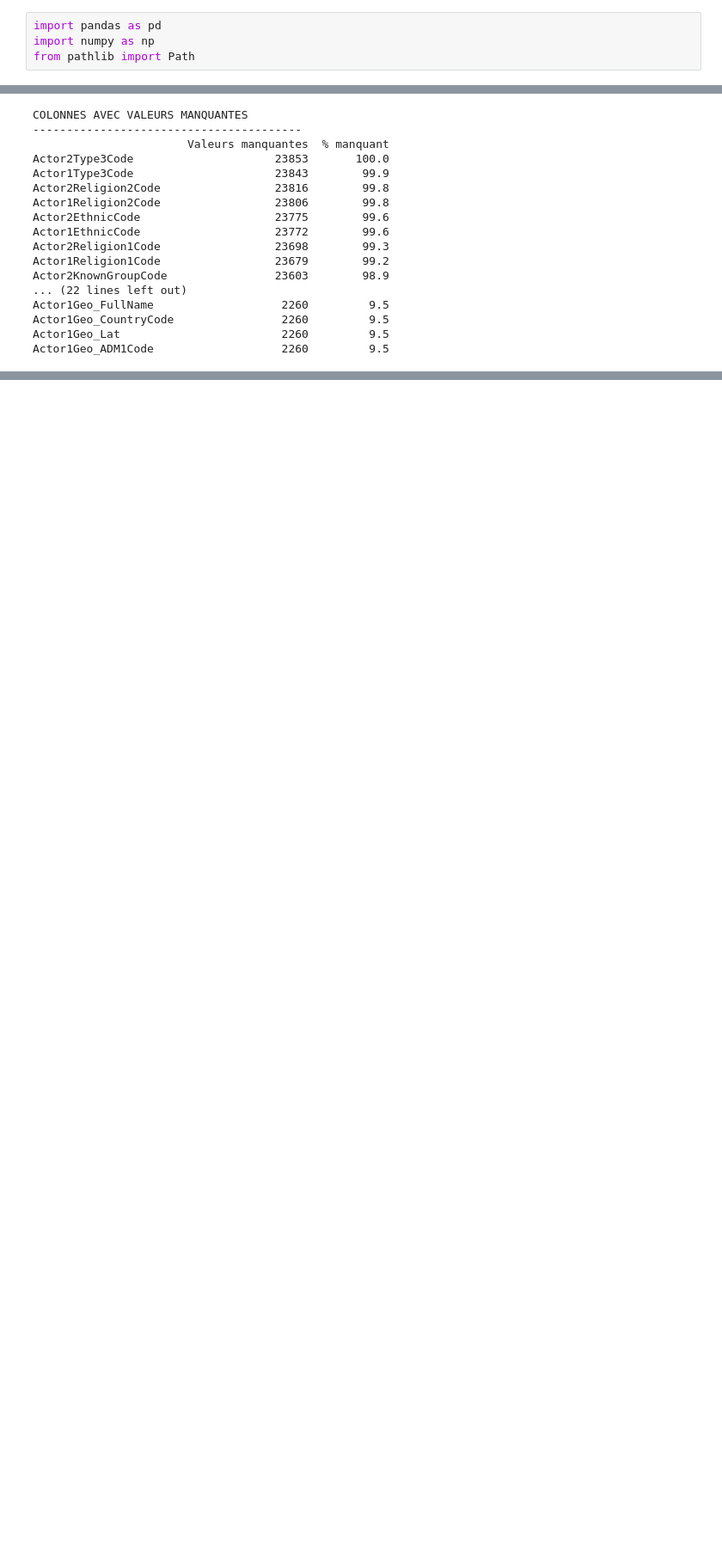
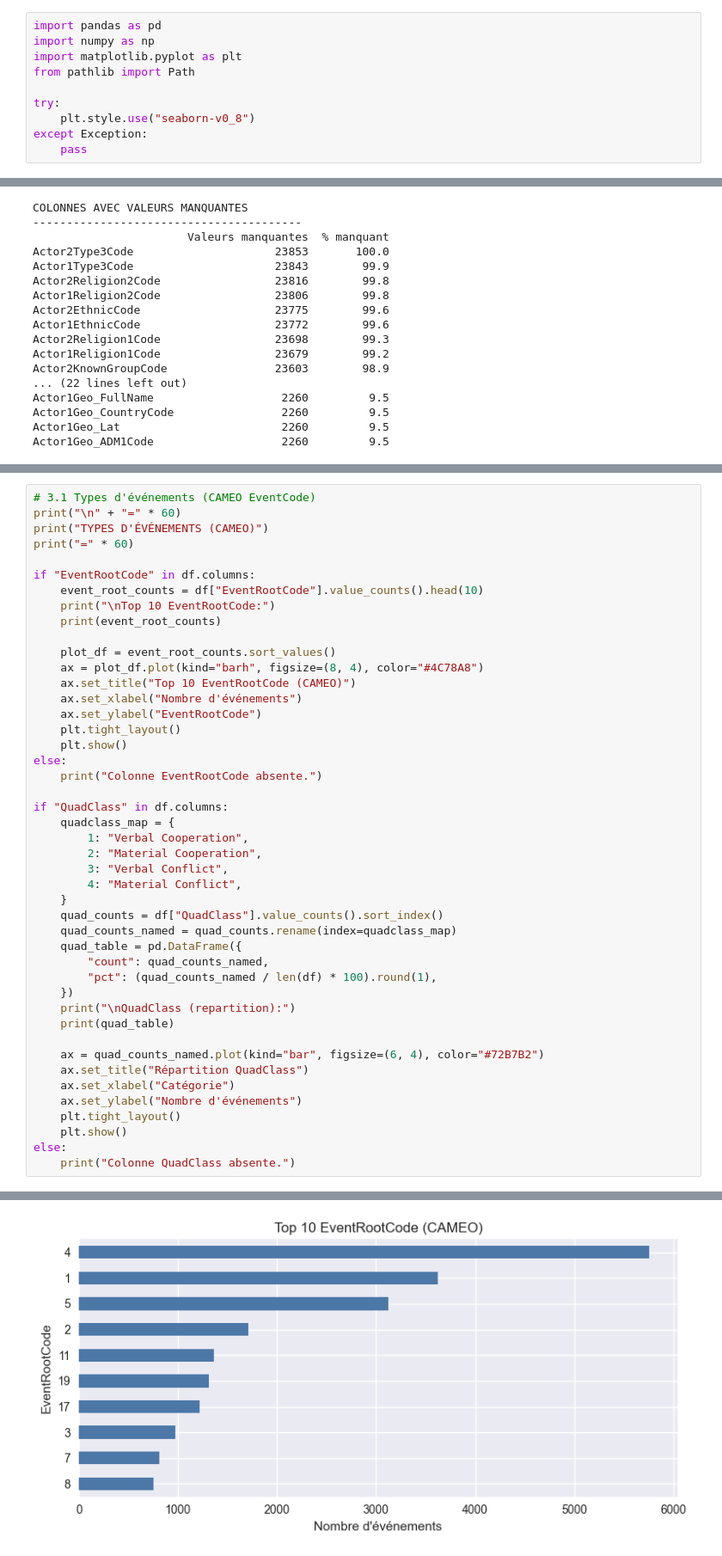
Before and after one commit to Equipe-003/Hackathon_iSHEEROXDatacamp, a Jupyter notebook: notebooks/data_exploration.ipynb, the cells around one changed output, grey strips where cells are left out. Shown at 86% size. Saved outputs shown, nothing was run; the diff lists cells and outputs as text; blank space fills up the shorter version.

Commit message:
Ajout du dictionnaire des colonnes GDELT et enrichissement des visualisations EDA

```diff
--- a/notebooks/data_exploration.ipynb
+++ b/notebooks/data_exploration.ipynb
@@ -7,7 +7,13 @@ L'EDA a pour but connaître les données avant de faire quoi que ce soit de soph
 # %%
 import pandas as pd
 import numpy as np
+import matplotlib.pyplot as plt
 from pathlib import Path
+
+try:
+    plt.style.use("seaborn-v0_8")
+except Exception:
+    pass
 # %% [markdown]
 ## 1. Chargement des données
 
@@ -105,0 +139,46 @@ Actor1Geo_ADM1Code                   2260         9.5
+# %%
+# 3.1 Types d'événements (CAMEO EventCode)
+print("\n" + "=" * 60)
+print("TYPES D'ÉVÉNEMENTS (CAMEO)")
+print("=" * 60)
+
+if "EventRootCode" in df.columns:
+    event_root_counts = df["EventRootCode"].value_counts().head(10)
+    print("\nTop 10 EventRootCode:")
+    print(event_root_counts)
+
+    plot_df = event_root_counts.sort_values()
+    ax = plot_df.plot(kind="barh", figsize=(8, 4), color="#4C78A8")
+    ax.set_title("Top 10 EventRootCode (CAMEO)")
+    ax.set_xlabel("Nombre d'événements")
+    ax.set_ylabel("EventRootCode")
+    plt.tight_layout()
+    plt.show()
+else:
+    print("Colonne EventRootCode absente.")
+
+if "QuadClass" in df.columns:
+    quadclass_map = {
+        1: "Verbal Cooperation",
+        2: "Material Cooperation",
+        3: "Verbal Conflict",
+        4: "Material Conflict",
+    }
+    quad_counts = df["QuadClass"].value_counts().sort_index()
+    quad_counts_named = quad_counts.rename(index=quadclass_map)
+    quad_table = pd.DataFrame({
+        "count": quad_counts_named,
+        "pct": (quad_counts_named / len(df) * 100).round(1),
+    })
+    print("\nQuadClass (repartition):")
+    print(quad_table)
+
+    ax = quad_counts_named.plot(kind="bar", figsize=(6, 4), color="#72B7B2")
+    ax.set_title("Répartition QuadClass")
+    ax.set_xlabel("Catégorie")
+    ax.set_ylabel("Nombre d'événements")
+    plt.tight_layout()
+    plt.show()
+else:
+    print("Colonne QuadClass absente.")
+# %% [output]
@@ -105,0 +202 @@ Actor1Geo_ADM1Code                   2260         9.5
+[figure, added]
```
Also changed, not shown: parts of 16 cells of this notebook, 5 other files.
